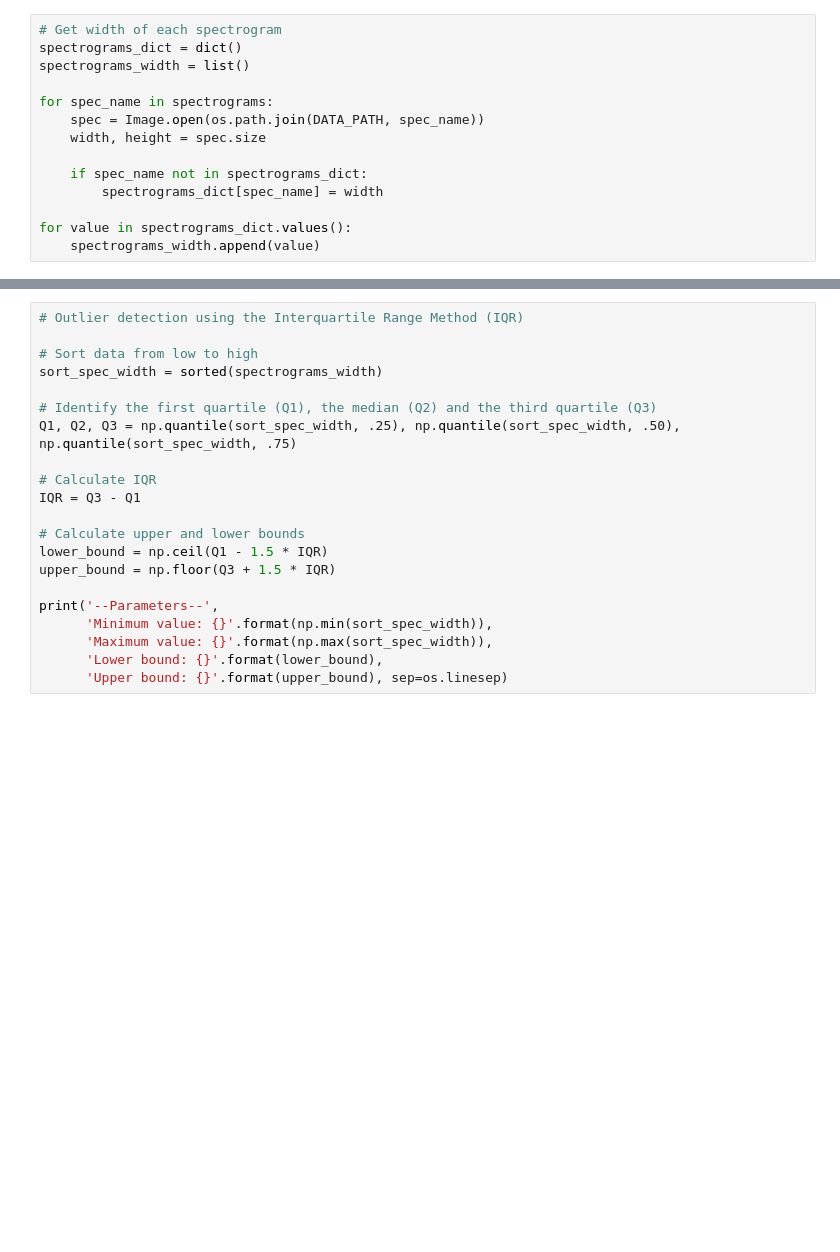
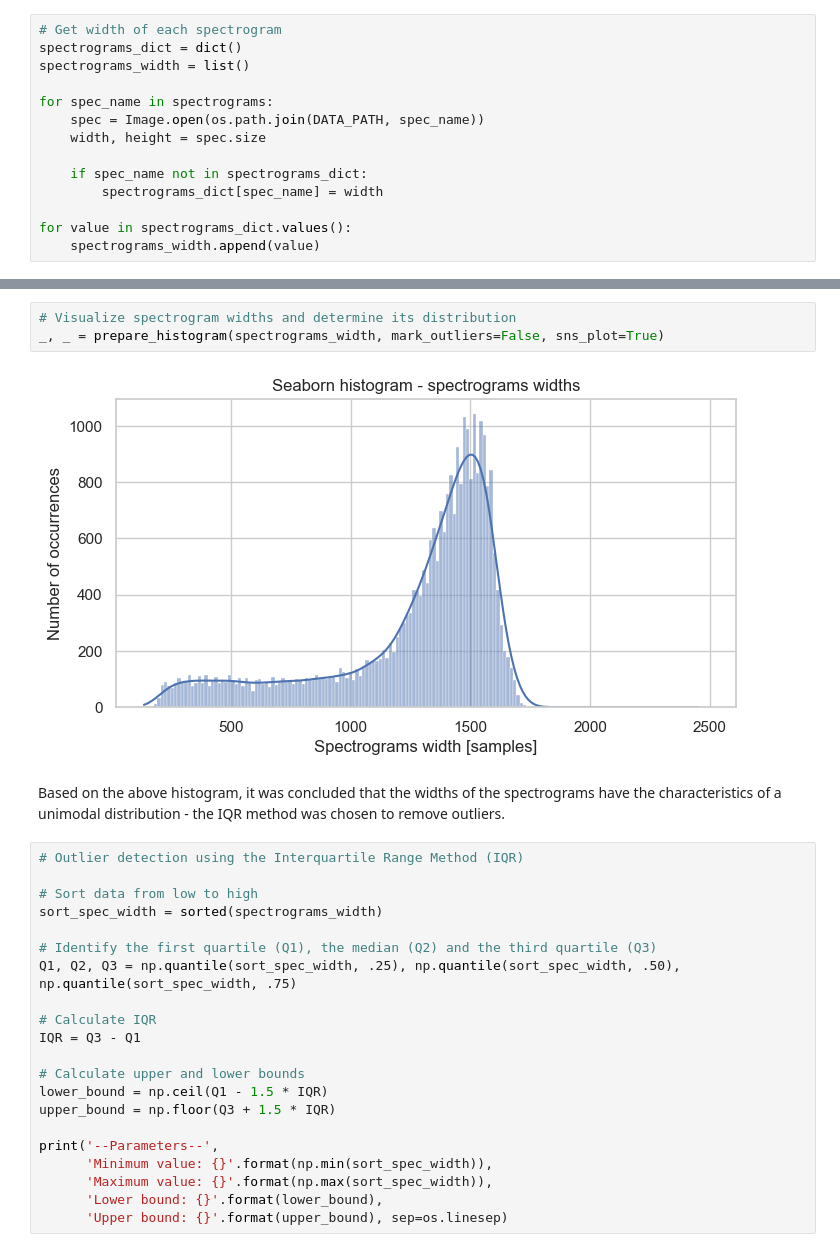
Before and after one commit to rynczakd/automatic-speech-recognition-project, a Jupyter notebook: notebooks/dataAnalysis.ipynb, the cells around one changed output, grey strips where cells are left out. Drawn from its saved outputs; the diff is of its cells as text; blank space fills up the shorter version.

```diff
--- a/notebooks/dataAnalysis.ipynb
+++ b/notebooks/dataAnalysis.ipynb
@@ -99,3 +148,10 @@ plt.show()
+# %%
+# Visualize spectrogram widths and determine its distribution
+_, _ = prepare_histogram(spectrograms_width, mark_outliers=False, sns_plot=True)
+# %% [output]
+[figure, added]
+# %% [markdown]
+Based on the above histogram, it was concluded that the widths of the spectrograms have the characteristics of a unimodal distribution - the IQR method was chosen to remove outliers.
 # %%
 # Outlier detection using the Interquartile Range Method (IQR)
 
```
Also changed, not shown: parts of 9 cells of this notebook.
